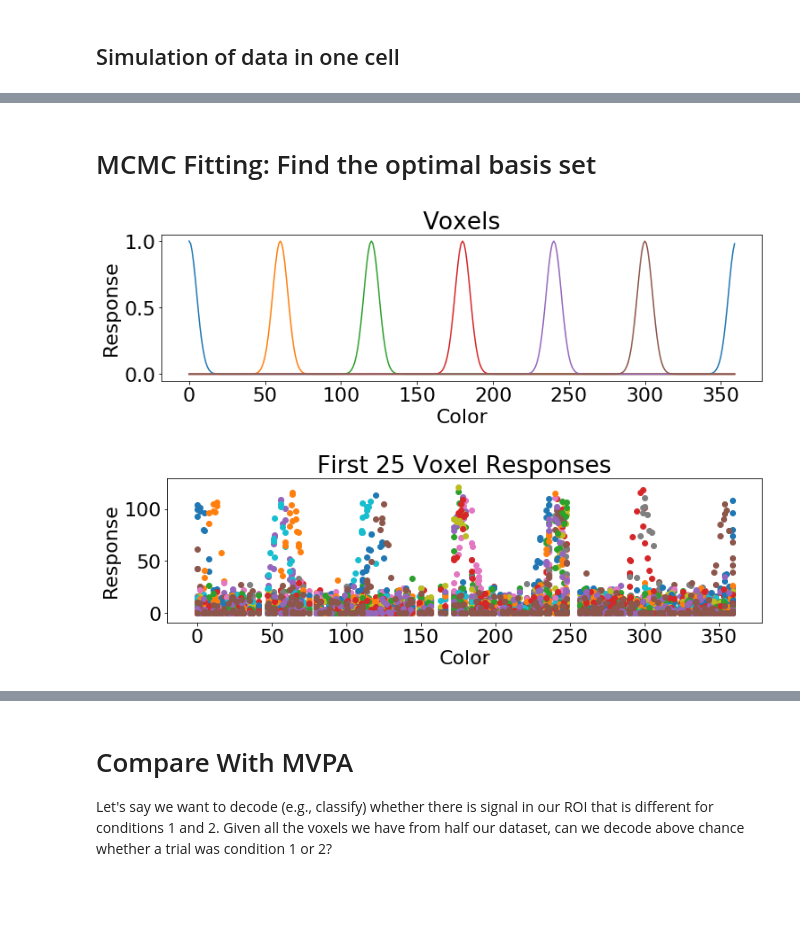
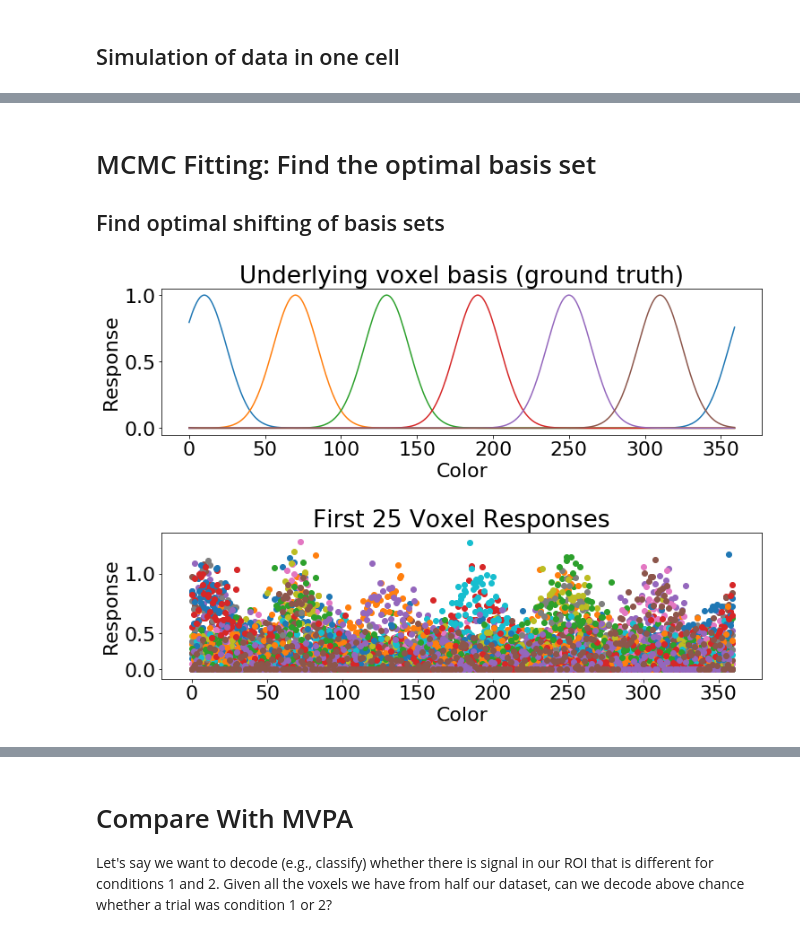
Before and after one commit to PaulScotti/iem_sim, a Jupyter notebook: iem_sim.ipynb, the cells around one changed output, grey strips where cells are left out. Saved outputs shown, nothing was run; the diff lists cells and outputs as text; code cells hidden in the pictures; blank space fills up the shorter version.

```diff
--- a/iem_sim.ipynb
+++ b/iem_sim.ipynb
@@ -134,7 +138,7 @@ vox_mu_sd = .01
 vox_sd_mu = 5
 vox_sd_sd = .01
 vox_gain_diff = 0 # difference in amplitude between trial conditions
-neuron_noise = 1 # introduce noise for every neuron
+neuron_noise = 20 # introduce noise for every neuron
 feature_space = np.linspace(0,359,360) # full range of our continuous feature (here 360 degrees in color wheel)
 trial_features = list(map(int,np.random.choice(feature_space, ntrials))) # feature presented on given trial
 trial_conds = np.tile(np.array([0,1]),ntrials//2) # condition of given trial
@@ -158,9 +162,9 @@ vox_mu = within360(y_mu.random(size=nvoxels))
 
 vox_by_neuron_mu = np.repeat(vox_mu,nneurons)
 vox_by_neuron_amp = np.full( (nvoxels*nneurons), np.nan)
-amp_interp = np.interp(np.linspace(0,359,360), vox_mu_basis, vox_amp_basis)
 for vox in np.arange(nvoxels):
-    vox_by_neuron_amp[(vox*nneurons):((vox+1)*nneurons)] = amp_interp[int(vox_mu[vox])]
+    closest_basis = np.argmin( np.abs( wrap360(np.repeat(vox_mu[vox],len(basis_points)),basis_points) ) )
+    vox_by_neuron_amp[(vox*nneurons):((vox+1)*nneurons)] = vox_amp_basis[closest_basis]
 
 y_sd = pm.TruncatedNormal.dist(mu=vox_sd_mu, sd=vox_sd_sd, lower=0)
 vox_by_neuron_sd = y_sd.random(size=(nvoxels*nneurons))
@@ -502,30 +560,0 @@ plt.show()
-# %%
-# compare possible basis sets
-nsims=30
-mae = np.full( (nsims, 2),np.nan )
-for sims in np.arange(nsims):
-    trial_by_vox, trial_features, trial_conds = sim_vox()
-    for cond in np.arange(2):
-        if cond == 0:
-            basis_points = np.linspace(0,360-(360//nchannels),nchannels)+5
-            channel_sd = np.ones(nchannels)*15
-            chan_pow = np.ones(nchannels)
-        else:
-            basis_points = np.linspace(0,360-(360//nchannels),nchannels)+25
-            channel_sd = np.ones(nchannels)*15
-            chan_pow = np.ones(nchannels)
-        mae[sims,cond] = np.mean(auto_recon(basis_points,channel_sd,chan_pow,trial_features,trial_by_vox))
-    plt.plot(mae[sims,:], linewidth=1)
-
-# correlation test
-stats = sp.stats.ttest_rel(mae[:,0],mae[:,1])
-tvalue = stats[0]
-pvalue = stats[1]
-
-plt.plot(np.mean(mae,axis=0), color='black', linewidth=8)
-plt.title('30 Simulations')
-plt.xlabel('Condition')
-plt.ylabel('MAE')
-plt.text(0,np.min(mae),"t = {}".format(np.round(tvalue,decimals=3)))
-plt.text(0.5,np.min(mae),"p = {}".format(np.round(pvalue,decimals=4)))
-plt.show()
@@ -534,5 +645,6 @@ plt.show()
 # %% [markdown]
 # MCMC Fitting: Find the optimal basis set
+## Find optimal shifting of basis sets
 # %%
 class LogLike0(tt.Op):
     itypes = [tt.dvector] # expects a vector of parameter values when called
@@ -745,23 +854,24 @@ def gradients(vals, func, releps=1e-3, abseps=None, mineps=1e-9, reltol=1e-3,
     return grads
 # %%
 # Plot simulated voxel tunings:
-plt.title('Voxels')
-plt.plot(make_vonmises(np.linspace(0,359,360),vox_mu_basis,np.ones(nchannels)*vox_mu_sd,vox_amp_basis))
+plt.plot(make_vonmises(np.linspace(0,359,360),vox_mu_basis,np.ones(nchannels)*vox_sd_mu,vox_amp_basis))
+plt.title('Underlying voxel basis (ground truth)')
+plt.ylabel('Response')
 plt.xlabel('Color')
-plt.ylabel('Response')
 plt.show()
 
 # Plot actual voxel tunings:
 for vox in np.arange(nvoxels):
     if vox <= 25:
         plt.scatter(trial_features,trial_by_vox[:,vox])
 plt.xlabel('Color')
 plt.ylabel('Response')
+plt.yticks([0,np.max(trial_by_vox[:,vox])//2,np.max(trial_by_vox[:,vox])], [0.0,0.5,1.0])
 plt.title('First 25 Voxel Responses')
 plt.show()
 # %% [output]
-[figure, old version]
+[figure, new version]
-[figure, old version]
+[figure, new version]
 # %%
 # setup parameter priors
 basis_points = np.linspace(0,360-(360//nchannels),nchannels)
```
Also changed, not shown: parts of 23 cells of this notebook.
